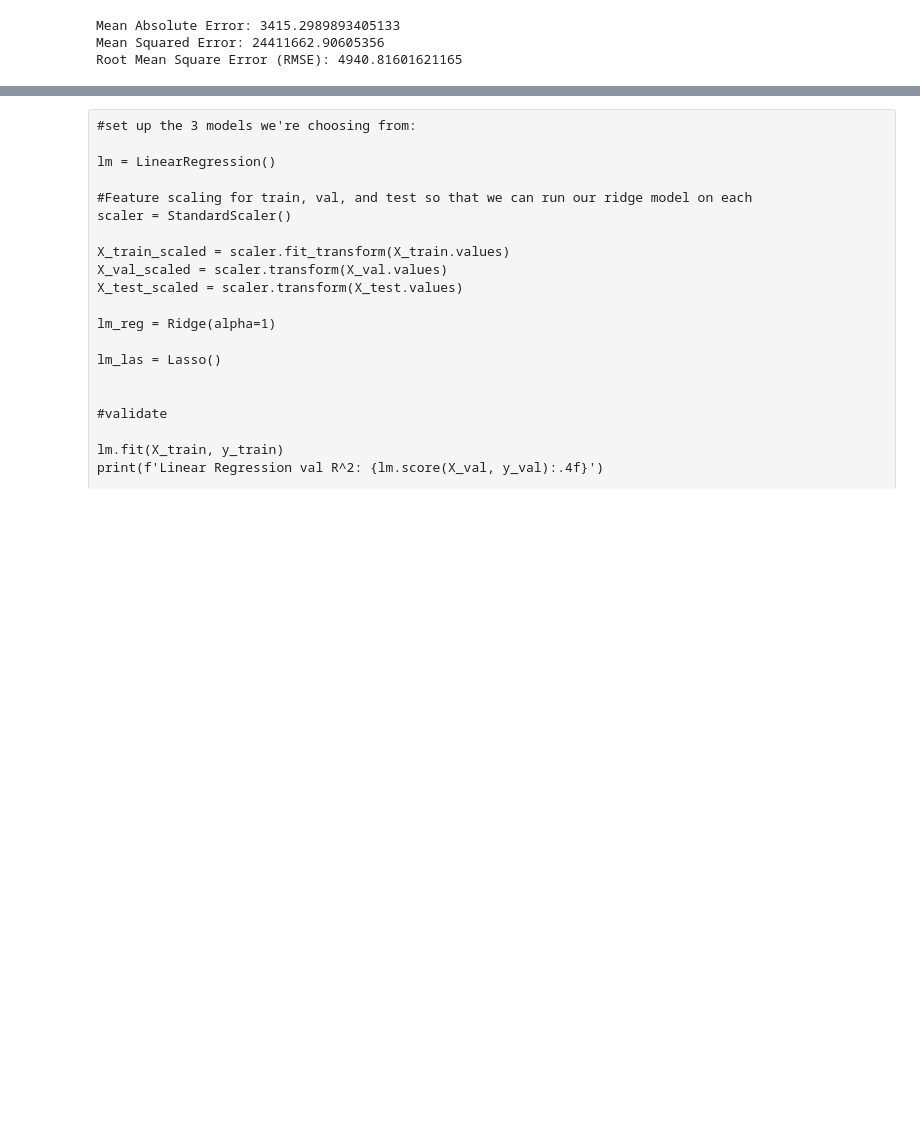
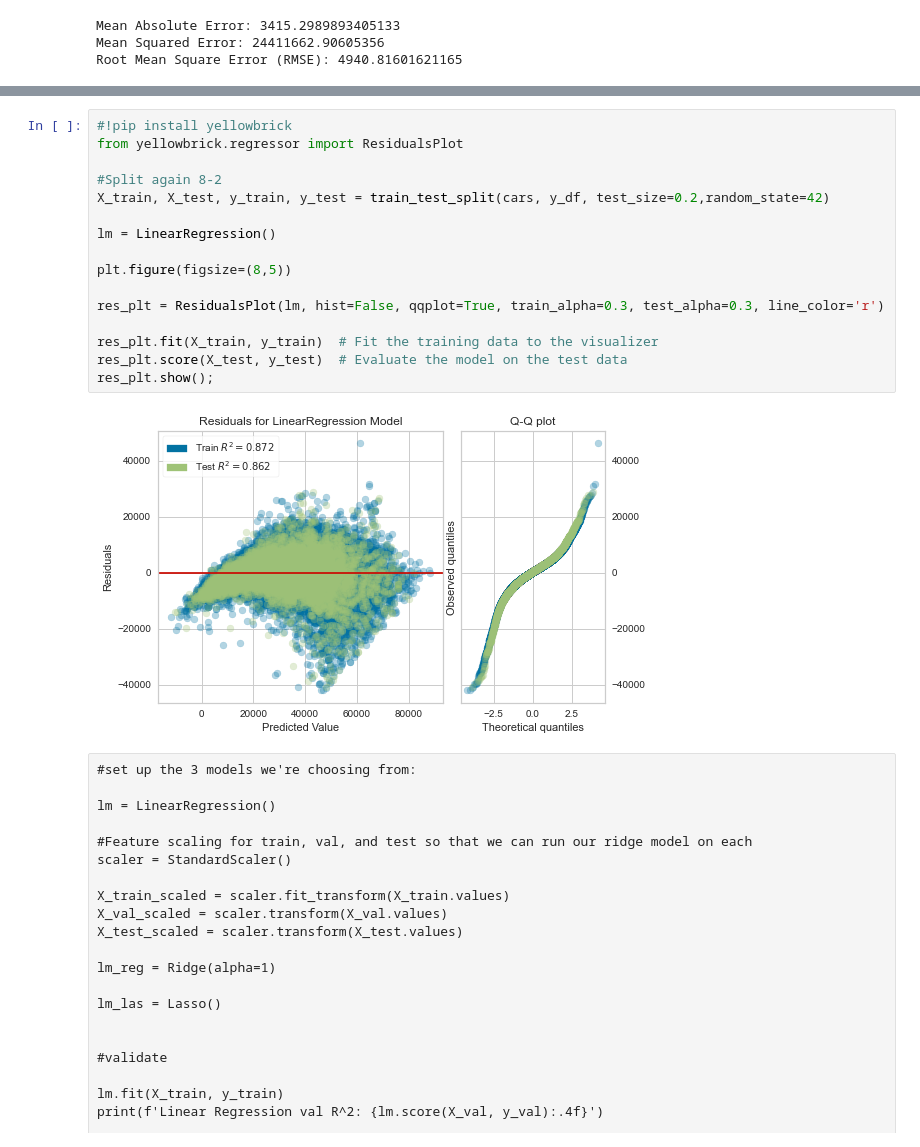
Before and after one commit to luongtruong77/regression-car-price-predictor, a Jupyter notebook: Modeling.ipynb, the cells around one changed output, grey strips where cells are left out. Cells and saved outputs as stored; diff of their text form; blank space fills up the shorter version.

Commit message:
edit the residual plot figure

```diff
--- a/Modeling.ipynb
+++ b/Modeling.ipynb
@@ -335,3 +319,21 @@ res_plt.show();
+# %%
+#!pip install yellowbrick
+from yellowbrick.regressor import ResidualsPlot
+
+#Split again 8-2
+X_train, X_test, y_train, y_test = train_test_split(cars, y_df, test_size=0.2,random_state=42)
+
+lm = LinearRegression()
+
+plt.figure(figsize=(8,5))
+
+res_plt = ResidualsPlot(lm, hist=False, qqplot=True, train_alpha=0.3, test_alpha=0.3, line_color='r')
+
+res_plt.fit(X_train, y_train)  # Fit the training data to the visualizer
+res_plt.score(X_test, y_test)  # Evaluate the model on the test data
+res_plt.show();
+# %% [output]
+[figure, added]
 # %% [raw]
 #set up the 3 models we're choosing from:
 
```
Also changed, not shown: parts of 3 cells of this notebook, 2 other files.
